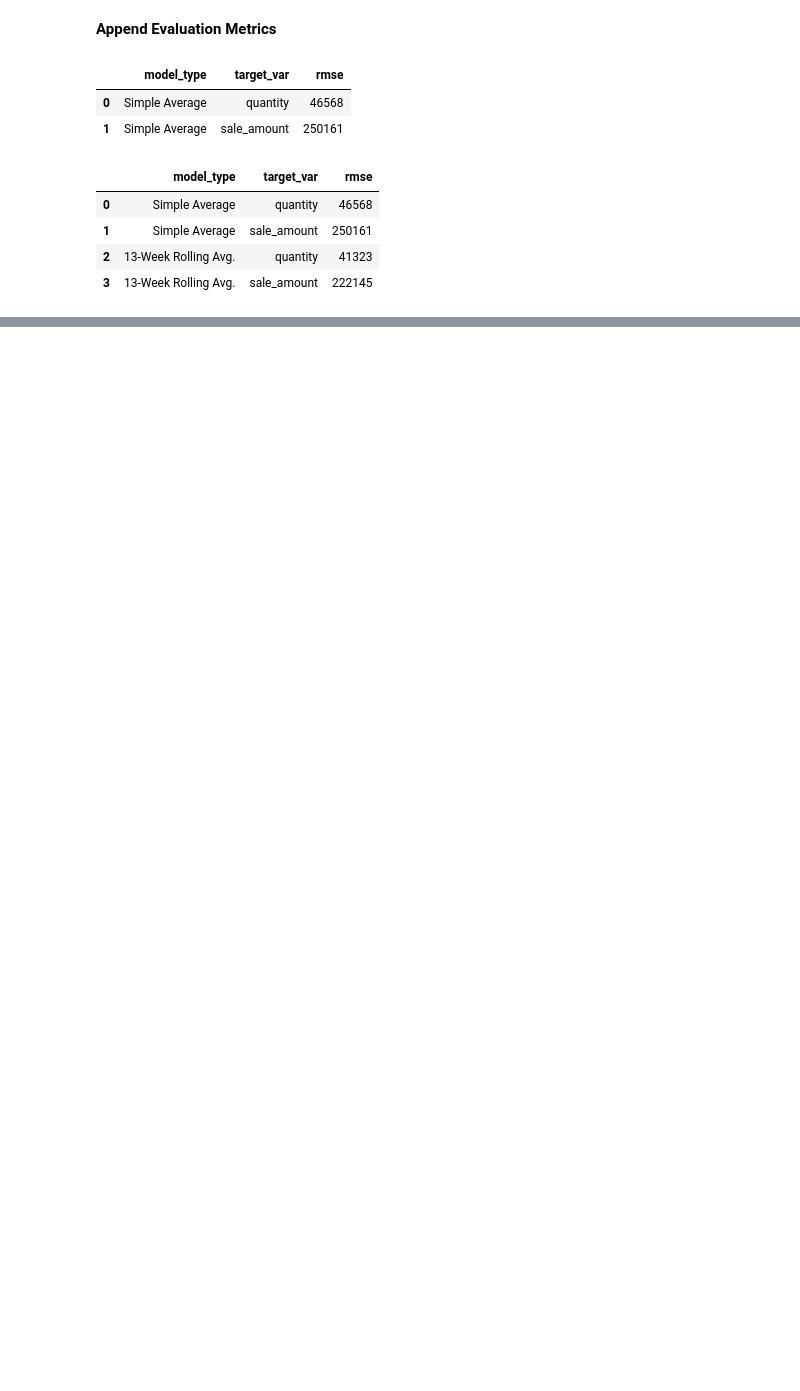
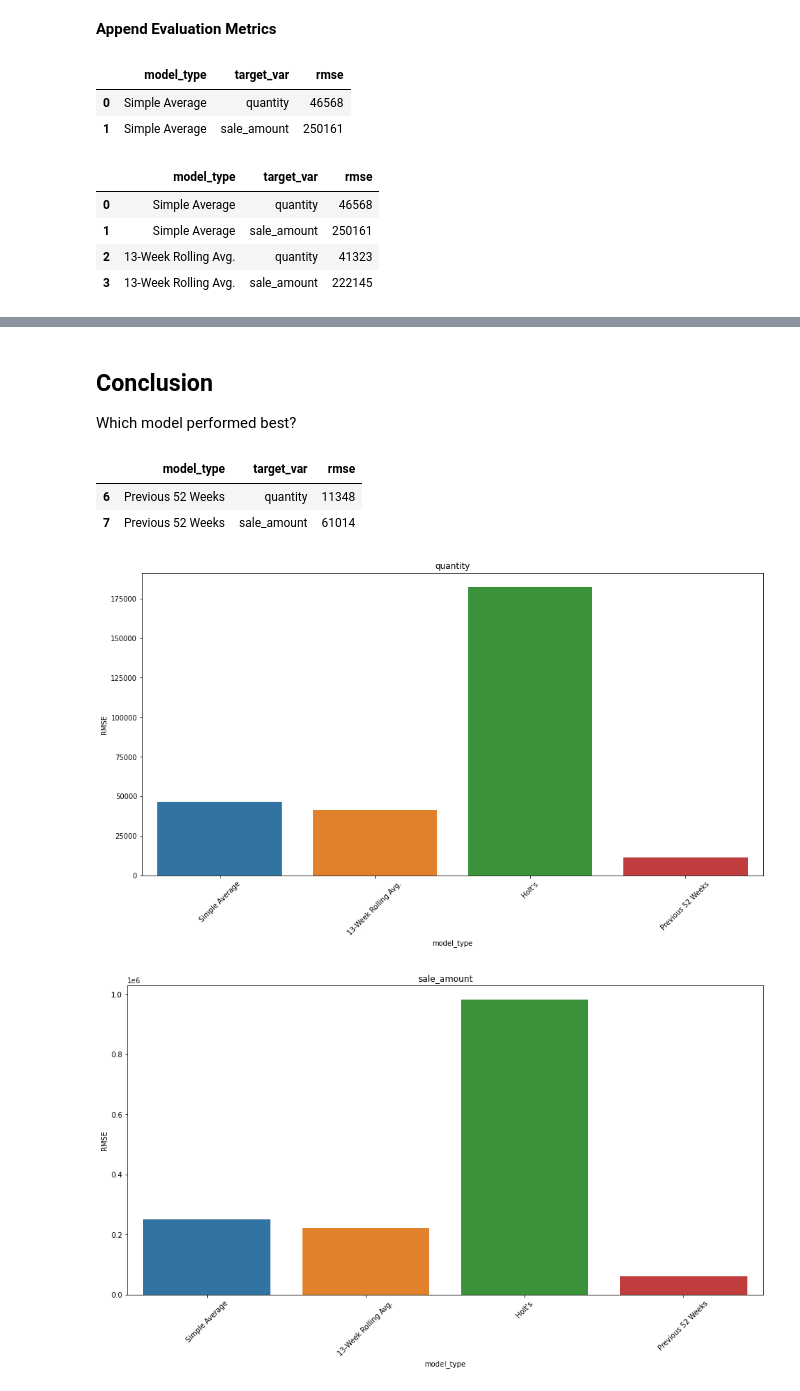
Before and after one commit to aleclhartman/ds-methodologies-exercises, a Jupyter notebook: time_series/modeling.ipynb, the cells around one changed output, grey strips where cells are left out. Saved outputs shown, nothing was run; the diff lists cells and outputs as text; code cells hidden in the pictures; blank space fills up the shorter version.

```diff
--- a/time_series/modeling.ipynb
+++ b/time_series/modeling.ipynb
@@ -316,0 +384,4 @@ evaluation
+# %%
+evaluation = append_evaluation("Holt's", "quantity")
+evaluation = append_evaluation("Holt's", "sale_amount")
+evaluation
@@ -316,0 +451,32 @@ evaluation
+# %% [markdown]
+## Conclusion
+
+Which model performed best?
+# %%
+# get the min rmse for each variable
+
+min_rmse_quantity = evaluation.groupby('target_var')['rmse'].min()[0]
+min_rmse_sale_amount = evaluation.groupby('target_var')['rmse'].min()[1]
+
+# filter only the rows that match those rmse to find out
+# which models are best thus far
+evaluation[((evaluation.rmse == min_rmse_quantity) |
+         (evaluation.rmse == min_rmse_sale_amount)
+        )]
+# %% [output]
+|  | model_type | target_var | rmse |
+| 6 | Previous 52 Weeks | quantity | 11348 |
+| 7 | Previous 52 Weeks | sale_amount | 61014 |
+# %%
+for col in train.columns:
+    x = evaluation[evaluation.target_var == col]['model_type']
+    y = evaluation[evaluation.target_var == col]['rmse']
+    plt.figure(figsize=(16, 8))
+    sns.barplot(x, y)
+    plt.title(col)
+    plt.ylabel('RMSE')
+    plt.xticks(rotation=45)
+    plt.show()
+# %% [output]
+[figure, added]
+[figure, added]
```
Also changed, not shown: parts of 23 cells of this notebook.
